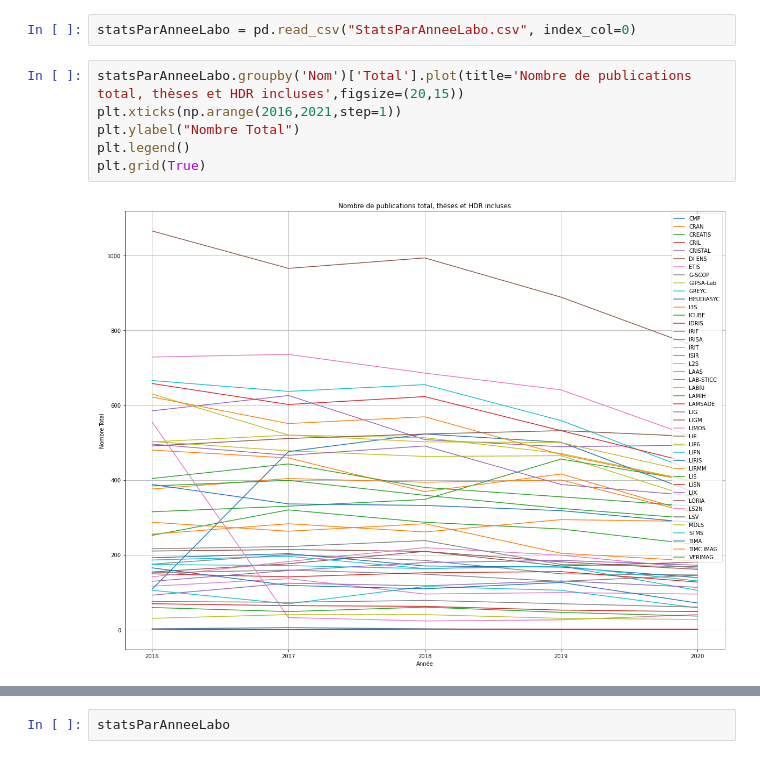
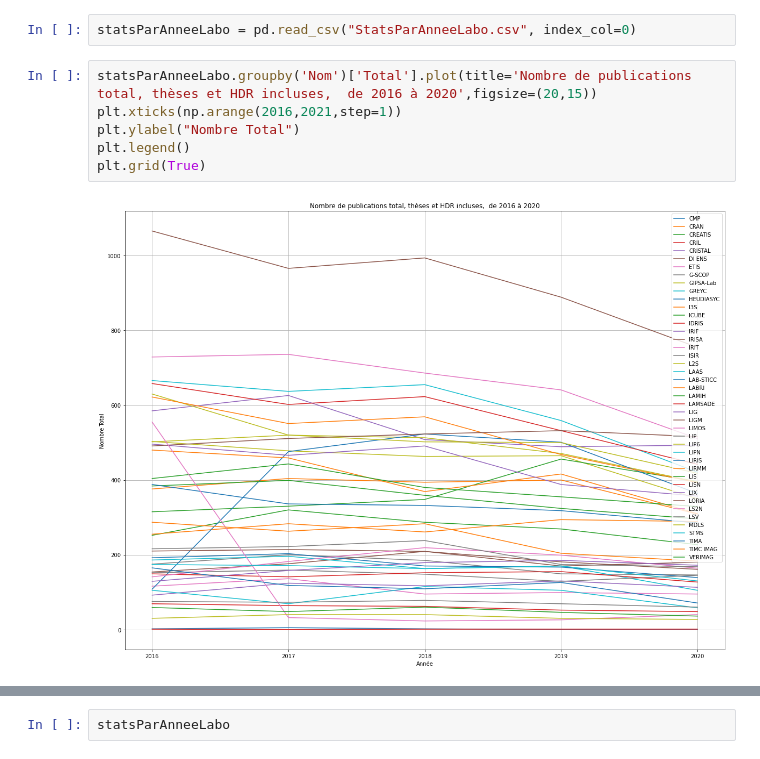
Before and after one commit to pbellot/HALPublications, a Jupyter notebook: HAL.ipynb, the cells around one changed output, grey strips where cells are left out. Cells and saved outputs as stored; diff of their text form.

```diff
--- a/HAL.ipynb
+++ b/HAL.ipynb
@@ -252,10 +252,10 @@ statsParAnneeLabo.to_csv("StatsParAnneeLabo.csv")
 # %%
 statsParAnneeLabo = pd.read_csv("StatsParAnneeLabo.csv", index_col=0)
 # %%
-statsParAnneeLabo.groupby('Nom')['Total'].plot(title='Nombre de publications total, thèses et HDR incluses',figsize=(20,15))
+statsParAnneeLabo.groupby('Nom')['Total'].plot(title='Nombre de publications total, thèses et HDR incluses,  de 2016 à 2020',figsize=(20,15))
 plt.xticks(np.arange(2016,2021,step=1))
 plt.ylabel("Nombre Total")
 plt.legend()
 plt.grid(True)
 # %% [output]
-[figure, old version]
+[figure, new version]
```
Also changed, not shown: parts of 10 cells of this notebook.
